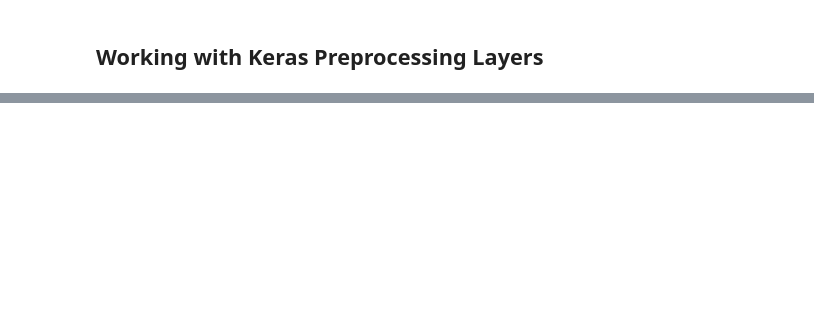
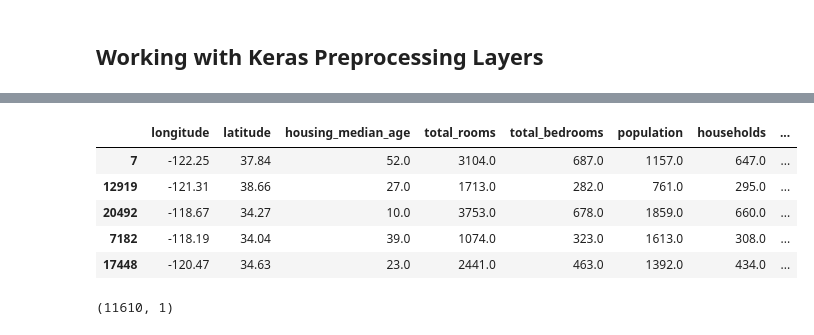
Before and after one commit to anilhimam17/Kaggle-Machine-Learning, a Jupyter notebook: The TensorFlow Data API (Chapter - 13).ipynb, the cells around one changed output, grey strips where cells are left out. Saved outputs shown, nothing was run; the diff lists cells and outputs as text; code cells hidden in the pictures; blank space fills up the shorter version.

```diff
--- a/The TensorFlow Data API (Chapter - 13).ipynb
+++ b/The TensorFlow Data API (Chapter - 13).ipynb
@@ -1065 +1224,14 @@ Epoch 20/20
 <keras.src.callbacks.history.History at 0x...>
+# %%
+X_train[:5]
+# %% [output]
+|  | longitude | latitude | housing_median_age | total_rooms | total_bedrooms | population | households | ... |
+| 7 | -122.25 | 37.84 | 52.0 | 3104.0 | 687.0 | 1157.0 | 647.0 | ... |
+| 12919 | -121.31 | 38.66 | 27.0 | 1713.0 | 282.0 | 761.0 | 295.0 | ... |
+| 20492 | -118.67 | 34.27 | 10.0 | 3753.0 | 678.0 | 1859.0 | 660.0 | ... |
+| 7182 | -118.19 | 34.04 | 39.0 | 1074.0 | 323.0 | 1613.0 | 308.0 | ... |
+| 17448 | -120.47 | 34.63 | 23.0 | 2441.0 | 463.0 | 1392.0 | 434.0 | ... |
+# %%
+y_train.shape
+# %% [output]
+(11610, 1)
```
Also changed, not shown: parts of 14 cells of this notebook.
